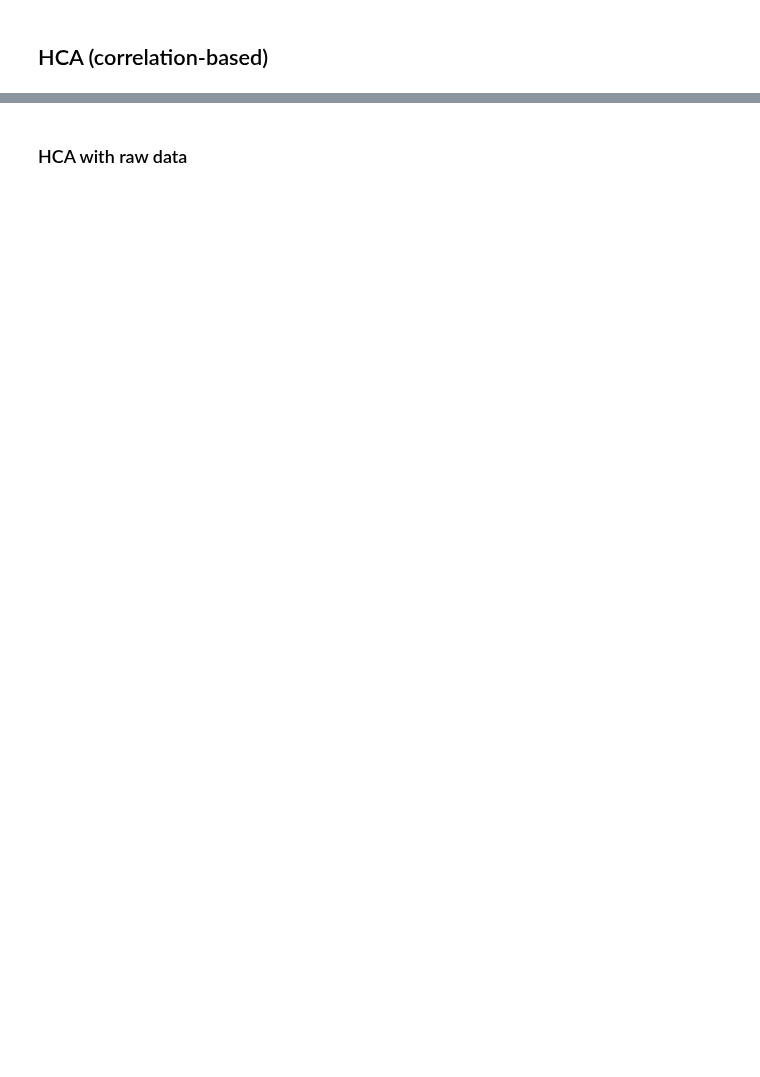
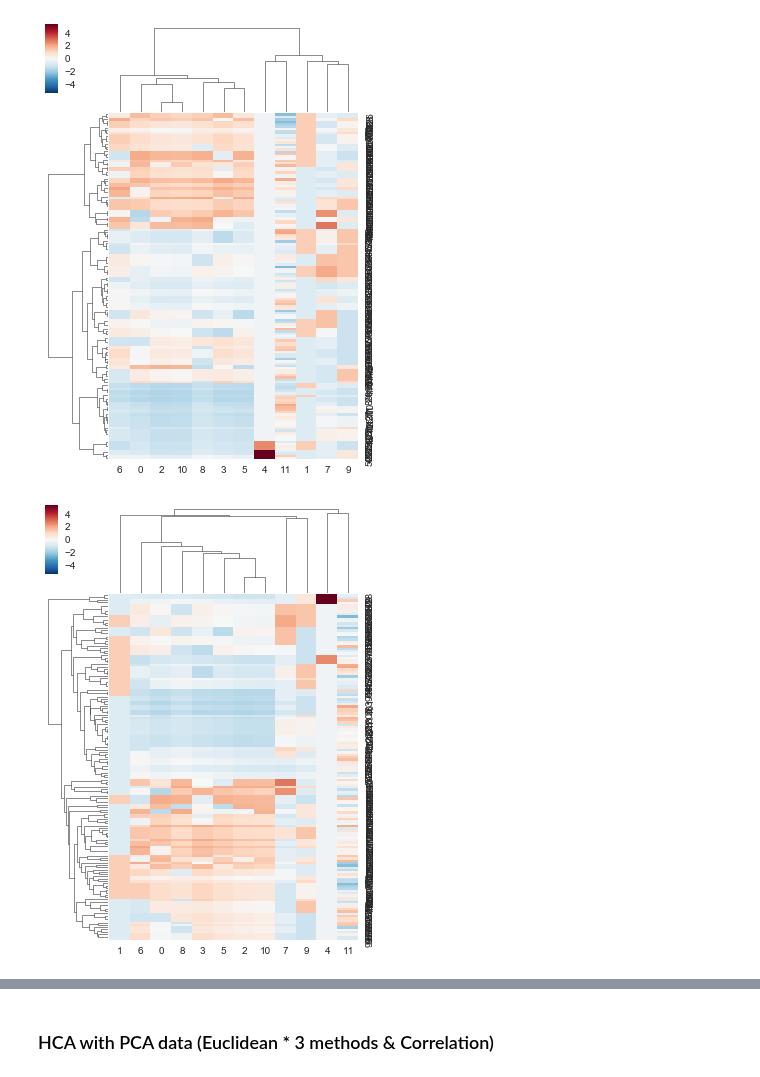
Before and after one commit to miaoever/IOT, a Jupyter notebook: Standup 4/HCA.ipynb, the cells around one changed output, grey strips where cells are left out. Cells and saved outputs as stored; diff of their text form; code cells hidden in the pictures; blank space fills up the shorter version.

```diff
--- a/Standup 4/HCA.ipynb
+++ b/Standup 4/HCA.ipynb
@@ -222,2 +150,5 @@ hca(X_scaled,'euclidean')
-# %% [markdown]
-## HCA (correlation-based)
+# %%
+hca(scaled_data,'euclidean')
+# %% [output]
+[figure, added]
+[figure, added]
@@ -224,2 +160,2 @@ hca(X_scaled,'euclidean')
 # %% [markdown]
-### HCA with raw data
+### HCA with PCA data (Euclidean * 3 methods & Correlation)
```
Also changed, not shown: parts of 21 cells of this notebook.
